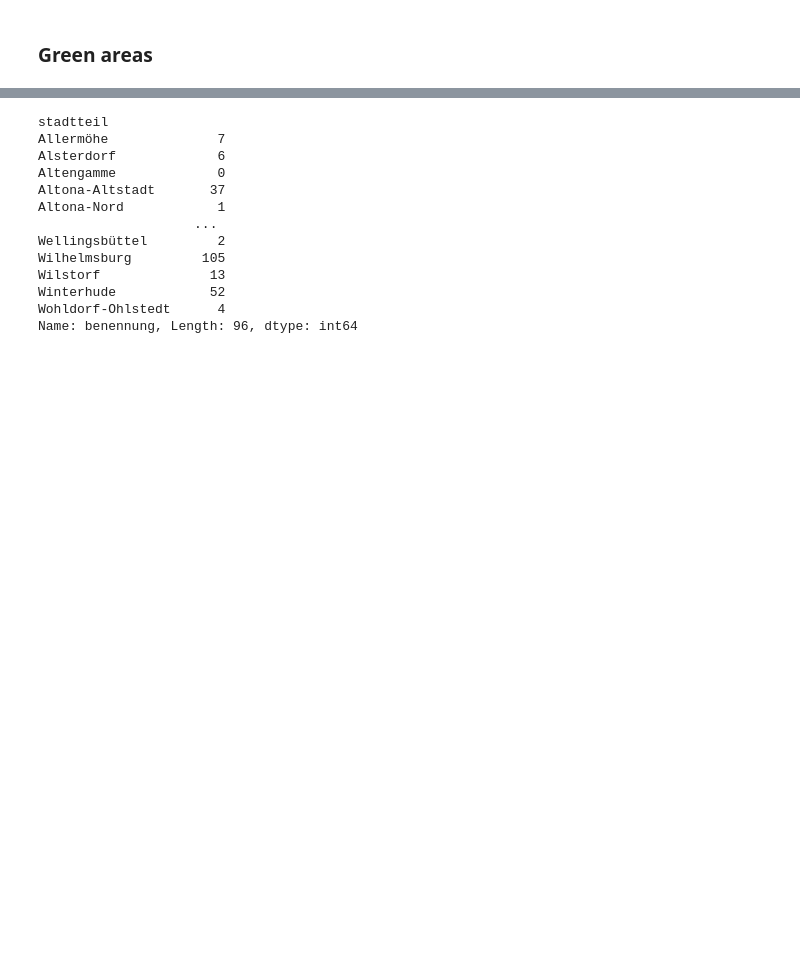
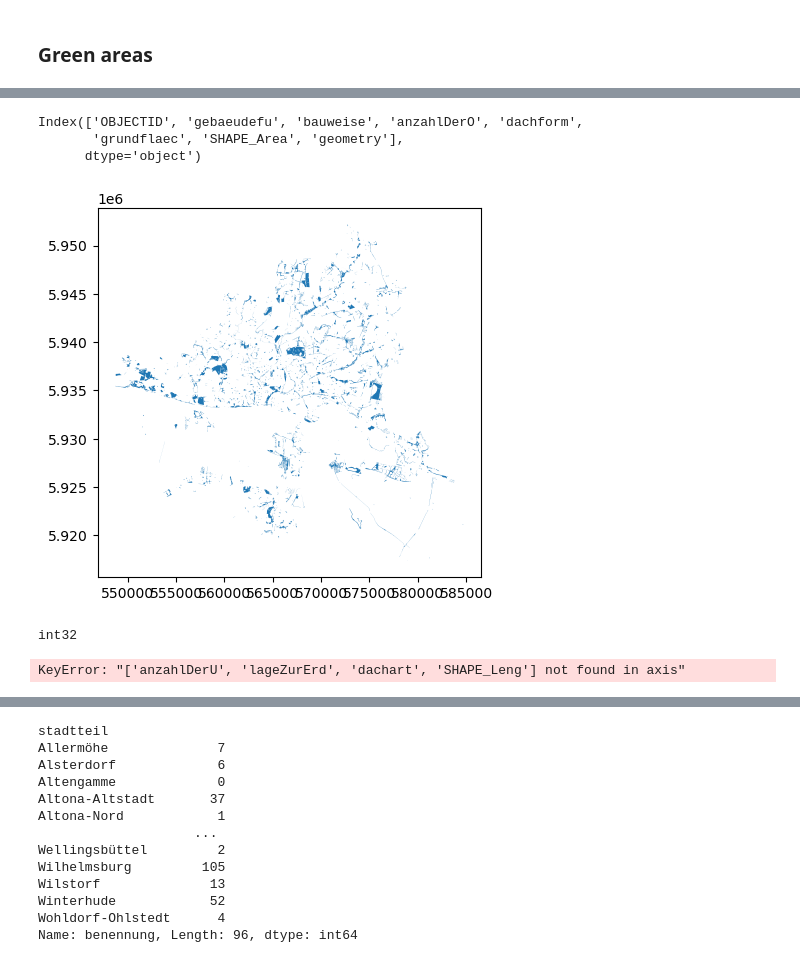
Before and after one commit to CharlotteGIS/egm722_project, a Jupyter notebook: my_project.ipynb, the cells around one changed output, grey strips where cells are left out. Cells and saved outputs as stored; diff of their text form; code cells hidden in the pictures; blank space fills up the shorter version.

```diff
--- a/my_project.ipynb
+++ b/my_project.ipynb
@@ -124,7 +176,7 @@ def reproject_to_local_epsg(gdf):
 # apply function
 admin_pop_reproj = reproject_to_local_epsg(admin_pop)
 noise_reproj = reproject_to_local_epsg(noise)
-housing_reproj = reproject_to_local_epsg(housing)
+housing_reproj = reproject_to_local_epsg(buildings)
 green_areas_reproj = reproject_to_local_epsg(green_areas)
 # %% [output]
 Original CRS: EPSG:3857
@@ -166,0 +213,18 @@ green_areas_reproj.head()
+# %%
+green_areas_reproj.plot()
+
+housing_reproj.columns
+# %% [output]
+Index(['OBJECTID', 'gebaeudefu', 'bauweise', 'anzahlDerO', 'dachform',
+       'grundflaec', 'SHAPE_Area', 'geometry'],
+      dtype='object')
+[figure, added]
+# %%
+# filter out any non-residential housing from data set according to ALKIS Key (1000 and 1010 )
+housing_reproj['gebaeudefu'] = housing_reproj['gebaeudefu'].astype(int)
+
+print(housing_reproj['gebaeudefu'].dtype)
+housing_reproj.drop(columns=['anzahlDerU', 'lageZurErd', 'dachart', 'SHAPE_Leng'],axis=1, inplace=True)
+# %% [output]
+int32
+KeyError: "['anzahlDerU', 'lageZurErd', 'dachart', 'SHAPE_Leng'] not found in axis"
```
Also changed, not shown: parts of 18 cells of this notebook, 4 other files.
